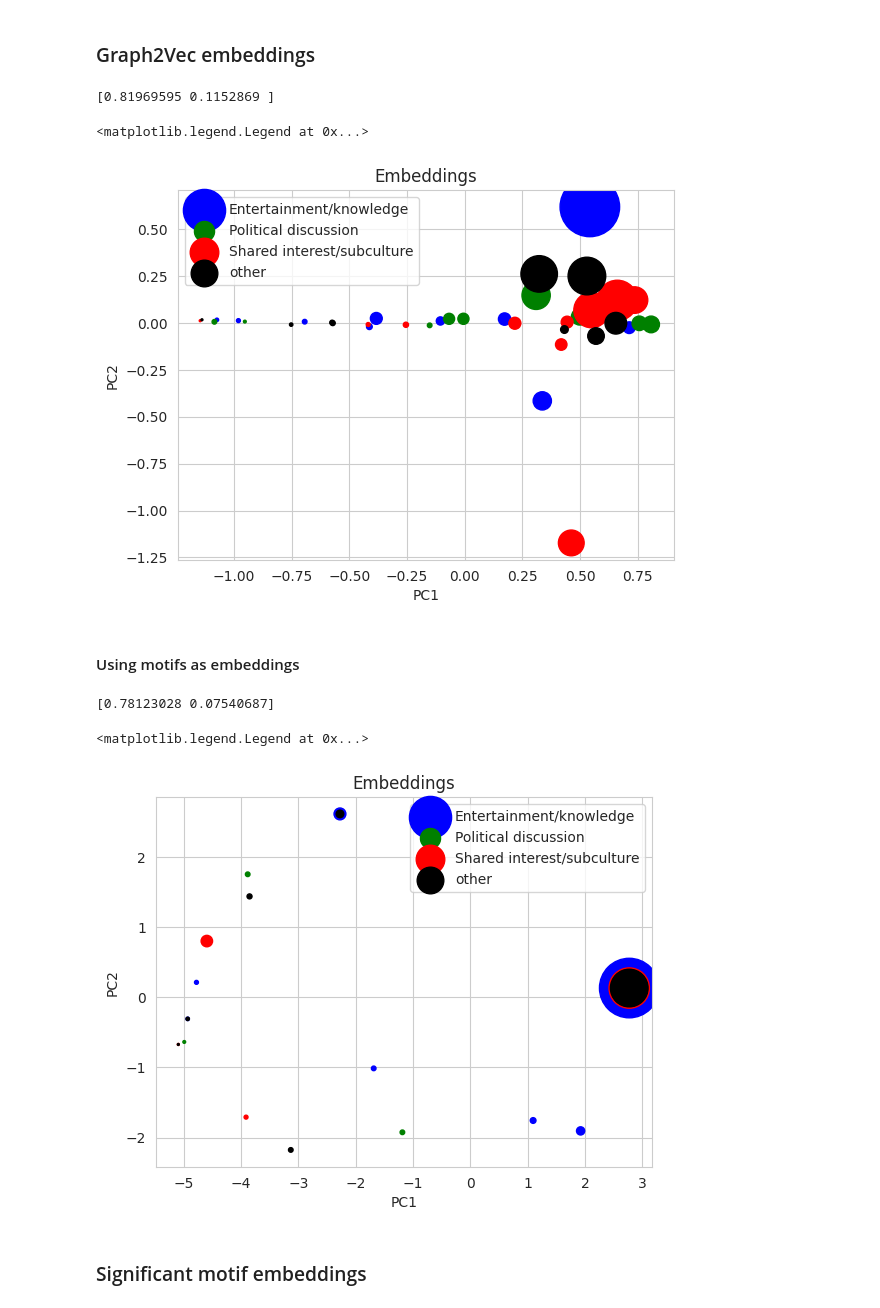
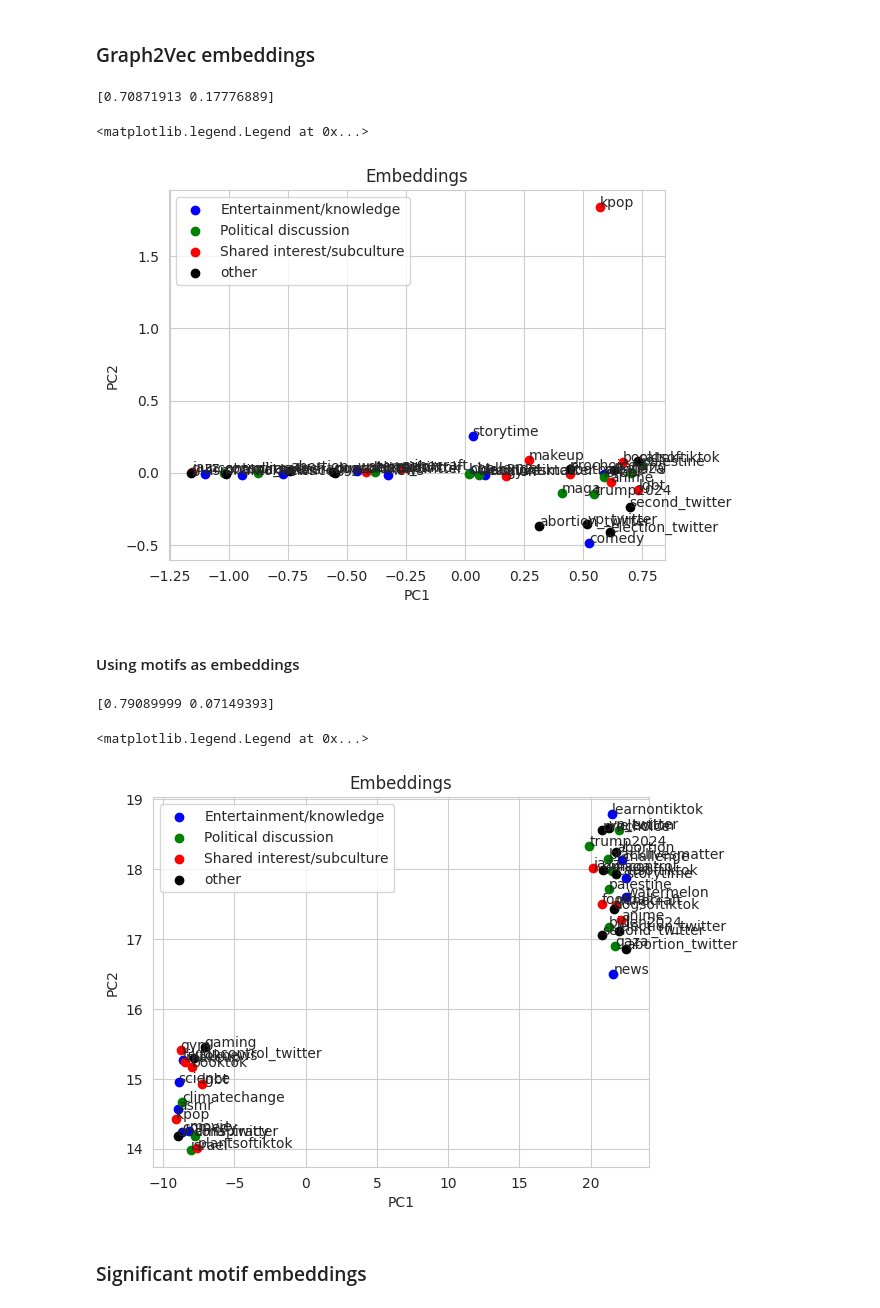
Before and after one commit to Marcus-Friis/thesis, a Jupyter notebook: notebooks/graph_embeddings.ipynb, the cells around one changed output. Cells and saved outputs as stored; diff of their text form; code cells hidden in the pictures.

```diff
--- a/notebooks/graph_embeddings.ipynb
+++ b/notebooks/graph_embeddings.ipynb
@@ -108,12 +108,12 @@ x = X_pca
 fig, ax = plt.subplots()
 sizes = np.array([g.vcount() for g in lccs_ig])
 for cat in np.unique(categories):
-    ax.scatter(*x[categories==cat].T, label=cat, color=cmap[cat], s=sizes[categories==cat])
+    ax.scatter(*x[categories==cat].T, label=cat, color=cmap[cat])#, s=sizes[categories==cat])
 ax.set_xlabel('PC1')
 ax.set_ylabel('PC2')
 ax.set_title('Embeddings')
 
-# for i, txt in enumerate(names):
-#     ax.annotate(txt, x[i])
+for i, txt in enumerate(names):
+    ax.annotate(txt, x[i])
 ax.legend()
 # %% [output]
@@ -125,34 +125,34 @@ ax.legend()
 # %%
 # define, fit and transform model
 model = Graph2Vec()
 model.fit(lccs)
 X = model.get_embedding()
 
 # dimensionality reduction
 pca = PCA(n_components=2)
 X_pca = pca.fit_transform(X)
 print(pca.explained_variance_ratio_)
 
 umap = UMAP(n_components=2, random_state=42)
 X_umap = umap.fit_transform(X)
 
 x = X_pca
 
 fig, ax = plt.subplots()
 sizes = np.array([g.vcount() for g in lccs_ig])
 for cat in np.unique(categories):
-    ax.scatter(*x[categories==cat].T, label=cat, color=cmap[cat], s=sizes[categories==cat])
+    ax.scatter(*x[categories==cat].T, label=cat, color=cmap[cat])#, s=sizes[categories==cat])
 ax.set_xlabel('PC1')
 ax.set_ylabel('PC2')
 ax.set_title('Embeddings')
 
-#for i, txt in enumerate(names):
-#    ax.annotate(txt, x[i])
+for i, txt in enumerate(names):
+    ax.annotate(txt, x[i])
 ax.legend()
 # %% [output]
-[0.81969595 0.1152869 ]
+[0.70871913 0.17776889]
 <matplotlib.legend.Legend at 0x...>
-[figure, old version]
+[figure, new version]
 # %% [markdown]
 #### Using motifs as embeddings
 # %%
@@ -171,23 +171,23 @@ print(pca.explained_variance_ratio_)
 umap = UMAP(n_components=2, random_state=42)
 X_umap = umap.fit_transform(X)
 
-x = X_pca
+x = X_umap
 
 fig, ax = plt.subplots()
 sizes = np.array([g.vcount() for g in lccs_ig])
 for cat in np.unique(categories):
-    ax.scatter(*x[categories==cat].T, label=cat, color=cmap[cat], s=sizes[categories==cat])
+    ax.scatter(*x[categories==cat].T, label=cat, color=cmap[cat])# , s=sizes[categories==cat])
 ax.set_xlabel('PC1')
 ax.set_ylabel('PC2')
 ax.set_title('Embeddings')
 
-# for i, txt in enumerate(names):
-#     ax.annotate(txt, x[i])
+for i, txt in enumerate(names):
+    ax.annotate(txt, x[i])
 ax.legend()
 # %% [output]
-[0.78123028 0.07540687]
+[0.79089999 0.07149393]
 <matplotlib.legend.Legend at 0x...>
-[figure, old version]
+[figure, new version]
 # %% [markdown]
 ### Significant motif embeddings
 # %%
```
Also changed, not shown: parts of 4 cells of this notebook.
